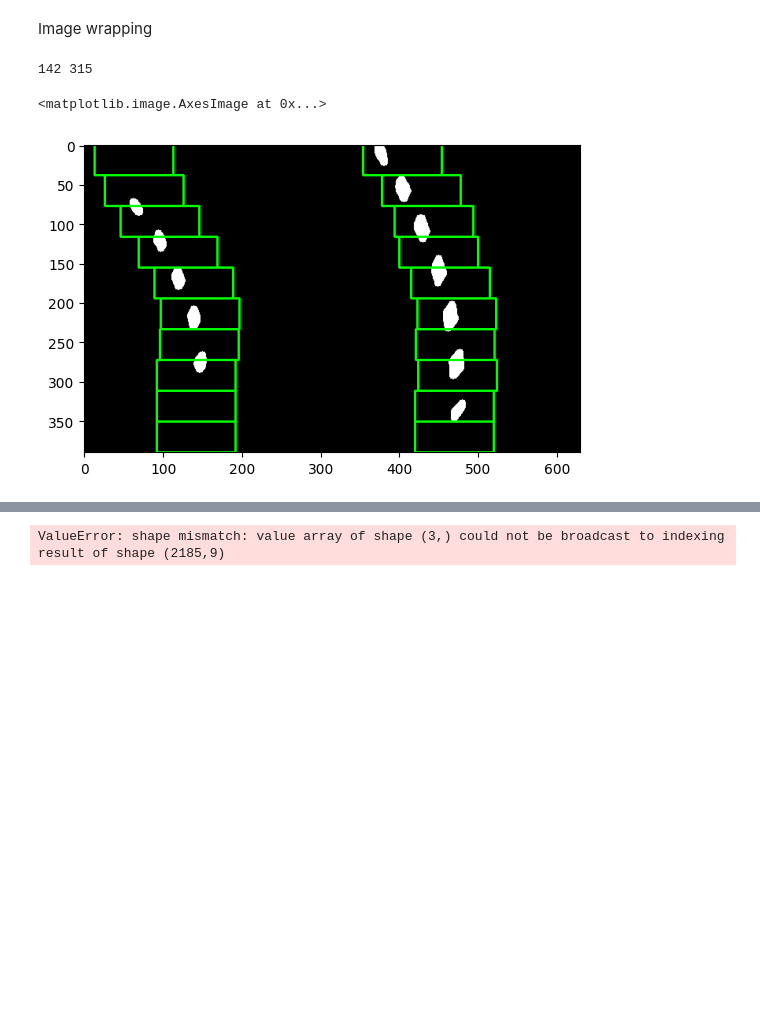
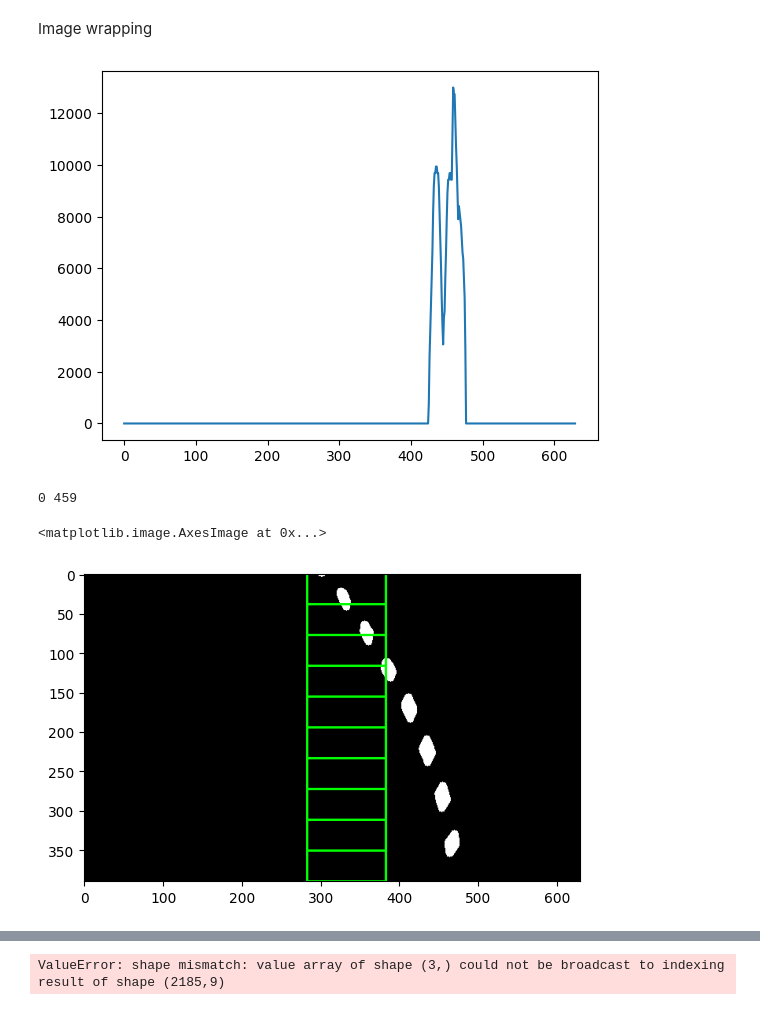
Before and after one commit to sonjjin/PD513chansigu, a Jupyter notebook: notebook/ramp_tracker.ipynb, the cells around one changed output, grey strips where cells are left out. Drawn from its saved outputs; the diff is of its cells as text; code cells hidden in the pictures; blank space fills up the shorter version.

```diff
--- a/notebook/ramp_tracker.ipynb
+++ b/notebook/ramp_tracker.ipynb
@@ -134,7 +134,7 @@ def hsv(img, color='yellow'):
 
     return output
 # %%
-img_f = cv2.imread(os.path.join(front_path, seq_list[0]))
+img_f = cv2.imread(os.path.join(front_path, seq_list[2]))
 img_l = cv2.imread(os.path.join(left_path, seq_list[0]))
 img_r = cv2.imread(os.path.join(right_path, seq_list[0]))
 
@@ -153,15 +153,17 @@ img_rt_hsv = hsv(img_rt)
 #
 # plt.imshow(cv2.cvtColor(img_ft_black, cv2.COLOR_BGR2RGB))
 # plt.imshow(cv2.cvtColor(img_ft_hsv, cv2.COLOR_BGR2RGB))
-img_out = cv2.cvtColor(img_ft_hsv, cv2.COLOR_BGR2RGB)
-img_out_bi = img_ft_hsv
 # %%
-
+img_out = cv2.cvtColor(img_ft_hsv, cv2.COLOR_BGR2RGB)
+img_out_bi = img_ft_hsv
 # img_out = img_ft_hsv
 # print(type(img_warped_croped))
 # HYPERPARAMETERS
 # Choose the number of sliding windows
+check_left = False
+check_right = False
 nwindows = 10
+
 
 # Set the width of the windows +/- margin
 margin = 50
@@ -175,13 +177,22 @@ window_height = np.int64(img_out.shape[0]//nwindows)
 
 # Take a histogram of the bottom half of the image
 # histogram = np.sum(img_out[img_out.shape[0]-window_height:img_out.shape[0],:], axis=0)
-histogram = np.sum(img_out_bi, axis=0)
+histogram = np.sum(img_out_bi[200:], axis=0)
+plt.plot(histogram)
+plt.show()
 
 # find lane
 midpoint = np.int64(histogram.shape[0]//2)
 leftx_base = np.argmax(histogram[:midpoint])
-rightx_base = np.argmax(histogram[midpoint:]) + midpoint
-print(leftx_base, midpoint)
+if leftx_base != 0:
+    check_left = True
+rightx_base = np.argmax(histogram[midpoint:])
+if rightx_base != 0:
+    rightx_base = rightx_base + midpoint
+    check_right = True
+
+
+print(leftx_base, rightx_base)
 
 # find nonzero value in out_img
 nonzero = img_out.nonzero()
@@ -198,46 +209,53 @@ right_lane_inds = []
 
 # Step through the windows one by one
 # for window in range(nwindows):
 for window in range(nwindows):
     # Identify window boundaries in x and y (and right and left)
     win_y_low = img_out.shape[0] - (window+1)*window_height
     win_y_high = img_out.shape[0] - window*window_height
     # print(win_y_low, win_y_high)
+
+    if check_left == True:
+        win_xleft_low = leftx_current - margin  # Update this
+        win_xleft_high = leftx_current + margin  # Update this
+        cv2.rectangle(img_out,(win_xright_low,win_y_low),(win_xright_high,win_y_high),(0,255,0), 2)
+        good_left_inds = ((nonzerox >= win_xleft_low) & (nonzerox < win_xleft_high) & (nonzeroy >= win_y_low) & (nonzeroy < win_y_high)).nonzero()[0]
+        left_lane_inds.append(good_left_inds)
+
     ### TO-DO: Find the four below boundaries of the window ###
-    win_xleft_low = leftx_current - margin  # Update this
-    win_xleft_high = leftx_current + margin  # Update this
-    win_xright_low = rightx_current - margin  # Update this
-    win_xright_high = rightx_current + margin  # Update this
+    if check_right == True:
+        win_xright_low = rightx_current - margin  # Update this
+        win_xright_high = rightx_current + margin  # Update this
+        cv2.rectangle(img_out,(win_xleft_low, win_y_low),(win_xleft_high, win_y_high),(0,255,0), 2)
+        good_right_inds = ((nonzerox >= win_xright_low) & (nonzerox < win_xright_high) & (nonzeroy >= win_y_low) & (nonzeroy < win_y_high)).nonzero()[0]
+        right_lane_inds.append(good_right_inds)
+
+
     # print(leftx_current, rightx_current)
     # print(win_xleft_low, win_xleft_high)
     # print(win_xright_low, win_xright_high)
 
 
     # Draw the windows on the visualization image
-    cv2.rectangle(img_out,(win_xleft_low, win_y_low),(win_xleft_high, win_y_high),(0,255,0), 2)
-    cv2.rectangle(img_out,(win_xright_low,win_y_low),(win_xright_high,win_y_high),(0,255,0), 2)
     # plt.imshow(xx)
     ### TO-DO: Identify the nonzero pixels in x and y within the window ###
-    good_left_inds = ((nonzerox >= win_xleft_low) & (nonzerox < win_xleft_high) & (nonzeroy >= win_y_low) & (nonzeroy < win_y_high)).nonzero()[0]
-    good_right_inds = ((nonzerox >= win_xright_low) & (nonzerox < win_xright_high) & (nonzeroy >= win_y_low) & (nonzeroy < win_y_high)).nonzero()[0]
     # Append these indices to the lists
-    left_lane_inds.append(good_left_inds)
-    right_lane_inds.append(good_right_inds)
 
     ### TO-DO: If you found > minpix pixels, recenter next window ###
     ### (`right` or `leftx_current`) on their peak histogram ###
     if(len(good_left_inds) > minpix):
         leftx_current = np.int64(np.mean(nonzerox[good_left_inds]))
     if(len(good_right_inds) > minpix):
         rightx_current = np.int64(np.mean(nonzerox[good_right_inds]))
 
 # plt.figure(figsize = (24, 9))
 # img_out = cv2.cvtColor(img_out, cv2.COLOR_BGR2RGB)
 plt.imshow(img_out)
 # %% [output]
+[figure, new version]
-142 315
+0 459
 <matplotlib.image.AxesImage at 0x...>
-[figure, old version]
+[figure, added]
 # %%
 left_lane_inds = np.concatenate(left_lane_inds)
 right_lane_inds = np.concatenate(right_lane_inds)
```
Also changed, not shown: parts of 1 cell of this notebook, 2 other files.
